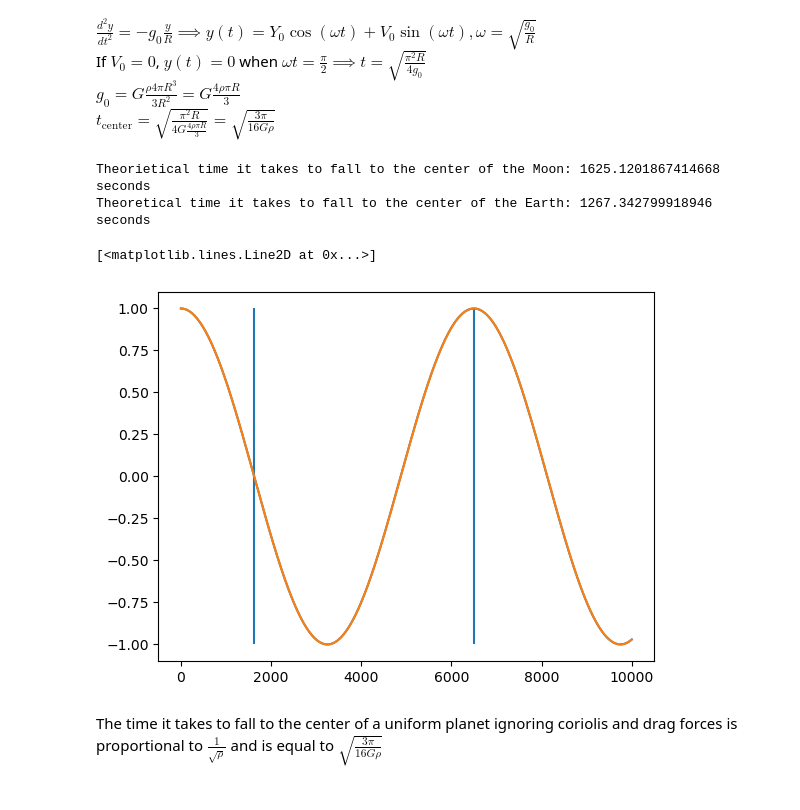
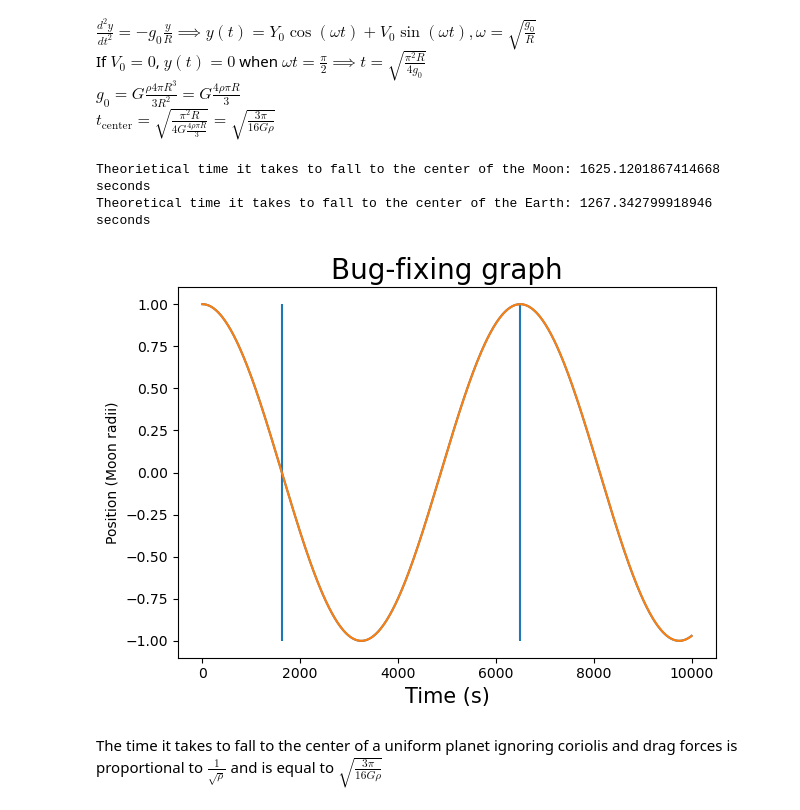
Before and after one commit to MatthewPrem/PHYS265-spring25, a Jupyter notebook: Lab2/Lab 2.ipynb, the cells around one changed output. Cells and saved outputs as stored; diff of their text form; code cells hidden in the pictures.

Commit message:
Updated part 6

```diff
--- a/Lab2/Lab 2.ipynb
+++ b/Lab2/Lab 2.ipynb
@@ -489,20 +489,23 @@ $t_{\text{center}}=\sqrt{\frac{\pi^2R}{4G\frac{4\rho\pi R}{3}}}=\sqrt{\frac{3\pi
 # %%
 print(f"Theorietical time it takes to fall to the center of the Moon: {np.sqrt(3*np.pi/(16*G*densityM))} seconds")
 print(f"Theoretical time it takes to fall to the center of the Earth: {np.sqrt(3*np.pi/(16*G*densityE))} seconds")
 
 
 omega = np.sqrt(g0_m/Rm)
 
-fig, ax = plt.subplots(1,1) #graph I made to help myself find where I had a typo
+fig, ax = plt.subplots(1,1) #graph I made to help myself find where I had a typo, not part of the actual lab
 ax.plot(soln.t,soln.y[0]/Rm)
 #ax.vlines(np.sqrt(3*np.pi/(16*G*densityM*np.pi)),-1,1)
 ax.vlines(2*np.pi/omega,-1,1)
 ax.vlines(np.sqrt(3*np.pi/(16*G*densityM)),-1,1)
-ax.plot(soln.t, Rm*np.cos(np.sqrt(g0_m/Rm)*soln.t)/Rm)
+ax.plot(soln.t, Rm*np.cos(np.sqrt(g0_m/Rm)*soln.t)/Rm);
+ax.set_title("Bug-fixing graph", fontsize=20)
+ax.set_xlabel("Time (s)", fontsize=15)
+ax.set_ylabel("Position (Moon radii)", fontsize=15)
+fig.tight_layout()
 # %% [output]
 Theorietical time it takes to fall to the center of the Moon: 1625.1201867414668 seconds
 Theoretical time it takes to fall to the center of the Earth: 1267.342799918946 seconds
-[<matplotlib.lines.Line2D at 0x...>]
-[figure, old version]
+[figure, new version]
 # %% [markdown]
 The time it takes to fall to the center of a uniform planet ignoring coriolis and drag forces is proportional to $\frac{1}{\sqrt{\rho}}$ and is equal to $\sqrt{\frac{3\pi}{16G\rho}}$
```
